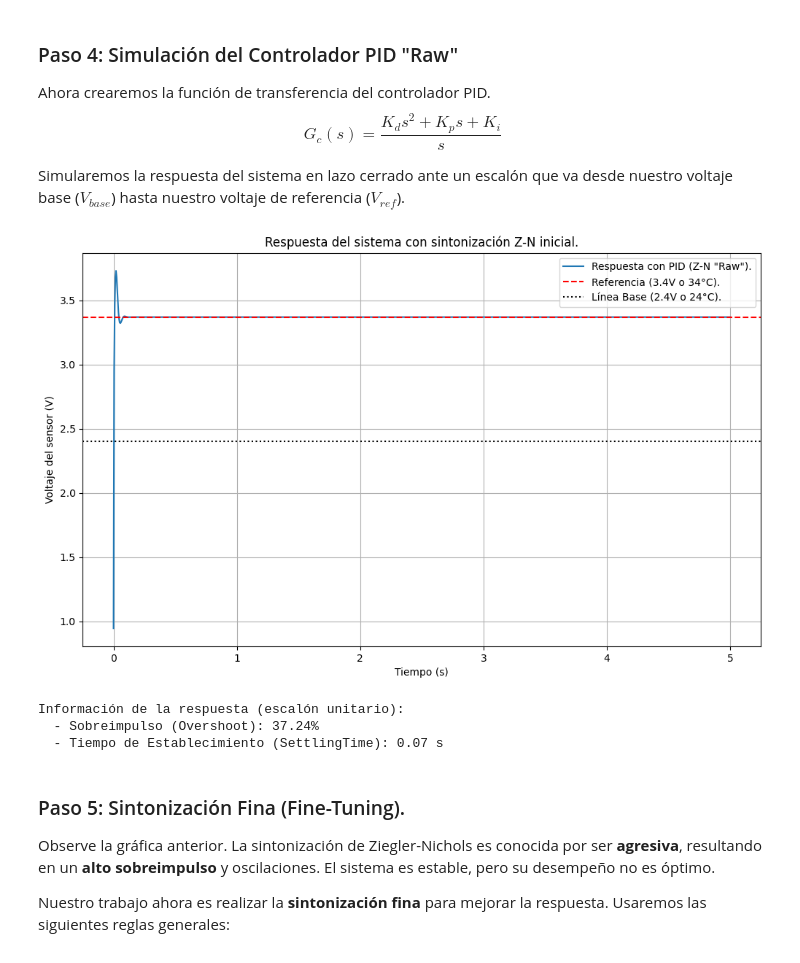
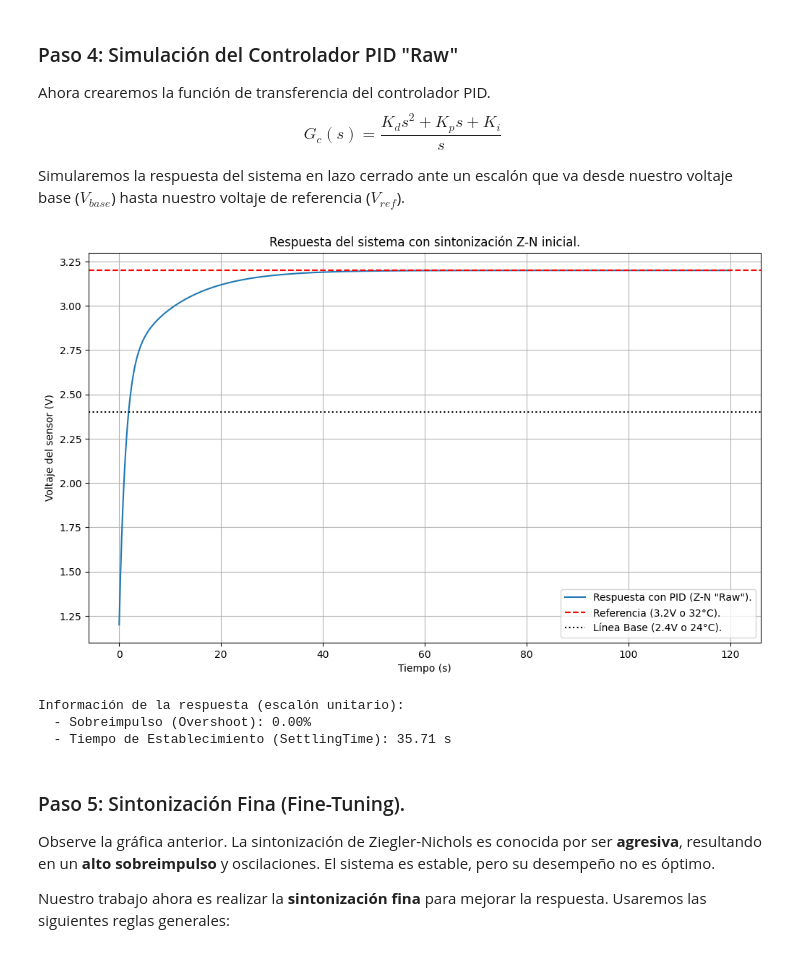
Before and after one commit to migueamv/Control-Clasico, a Jupyter notebook: Practicas/P_3_02_Controlador_LTR701_PID.ipynb, the cells around one changed output. Drawn from its saved outputs; the diff is of its cells as text; code cells hidden in the pictures.

```diff
--- a/Practicas/P_3_02_Controlador_LTR701_PID.ipynb
+++ b/Practicas/P_3_02_Controlador_LTR701_PID.ipynb
@@ -23,9 +23,9 @@ import numpy as np
 
 # --- 1. Parámetros del sistema de temperatura LTR701 (Obtenidos en la práctica anterior) ---
 # (REEMPLACE CON SUS VALORES)
-K = 0.183
-L = 0.008
-T = 5.952
+K = 1.000
+L = 7.002
+T = 8.615
 
 # --- 2. Creación del Modelo de la Planta Gp(s) ---
 
@@ -67,7 +67,7 @@ Ahora, convertimos esto a Voltios para nuestra simulación, ya que nuestro model
 * **Voltaje Inicial (Línea Base):** $V_{base} = 25^\circ C \times (1V / 10^\circ C) = 2.5 V$
 # %%
 # --- 2. Definición de Setpoint y Voltajes de Operación ---
-V_ref = 3.37    # Voltaje objetivo (corresponde a 35°C)
+V_ref = 3.2    # Voltaje objetivo (corresponde a 35°C)
 V_base = 2.4   # Voltaje inicial (corresponde a 25°C)
 
 # El tamaño del escalón que simulamos es la diferencia
@@ -135,38 +135,38 @@ Gc_zn = ct.tf([Kd_zn, Kp_zn, Ki_zn], [1, 0])
 sistema_cl_zn = ct.feedback(Gc_zn * Gp, 1)
 
 # Simulación de la respuesta al escalón.
 # ct.step_response calcula la respuesta a un escalón de magnitud 1.
-t_sim, y_unit_step = ct.step_response(sistema_cl_zn, T=np.linspace(0, 5, 1000))
+t_sim, y_unit_step = ct.step_response(sistema_cl_zn, T=np.linspace(0, 120, 1000))
 
 # --- Escalamos la respuesta ---
 # La respuesta real es el cambio (y_unit_step * step_size) sumado al valor inicial (V_base)
 y_zn = (y_unit_step * step_size) + V_base
 
 # --- Graficación ---
 plt.figure(figsize=(12, 7))
 plt.plot(t_sim, y_zn, label='Respuesta con PID (Z-N "Raw").')
 
 # La referencia (setpoint) ahora es V_ref
 plt.axhline(y=V_ref, color='r', linestyle='--', label=f'Referencia ({V_ref:.1f}V o {V_ref*10:.0f}°C).')
 plt.axhline(y=V_base, color='k', linestyle=':', label=f'Línea Base ({V_base:.1f}V o {V_base*10:.0f}°C).')
 plt.title('Respuesta del sistema con sintonización Z-N inicial.')
 plt.xlabel('Tiempo (s)')
 plt.ylabel('Voltaje del sensor (V)')
 plt.legend()
 plt.grid(True)
 plt.show()
 
 # Imprimir información de la respuesta
 # ct.step_info es para un escalón unitario, por lo que lo usamos con y_unit_step
 info = ct.step_info(sistema_cl_zn)
 print("\nInformación de la respuesta (escalón unitario):")
 print(f"  - Sobreimpulso (Overshoot): {info['Overshoot']:.2f}%")
 print(f"  - Tiempo de Establecimiento (SettlingTime): {info['SettlingTime']:.2f} s")
 # %% [output]
-[figure, old version]
+[figure, new version]
 Información de la respuesta (escalón unitario):
-  - Sobreimpulso (Overshoot): 37.24%
-  - Tiempo de Establecimiento (SettlingTime): 0.07 s
+  - Sobreimpulso (Overshoot): 0.00%
+  - Tiempo de Establecimiento (SettlingTime): 35.71 s
 # %% [markdown]
 ### Paso 5: Sintonización Fina (Fine-Tuning).
 
```
Also changed, not shown: parts of 8 cells of this notebook, 4 other files.
